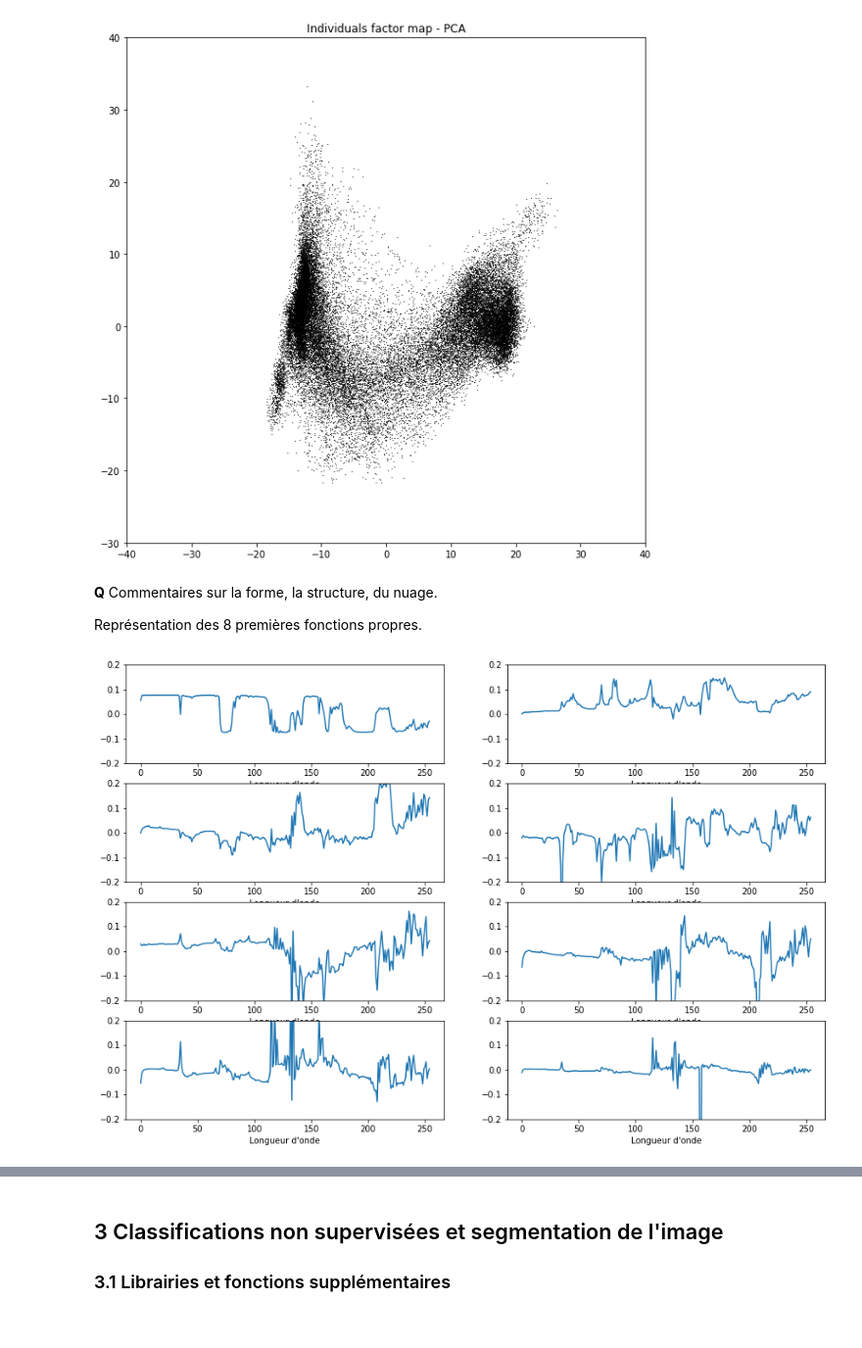
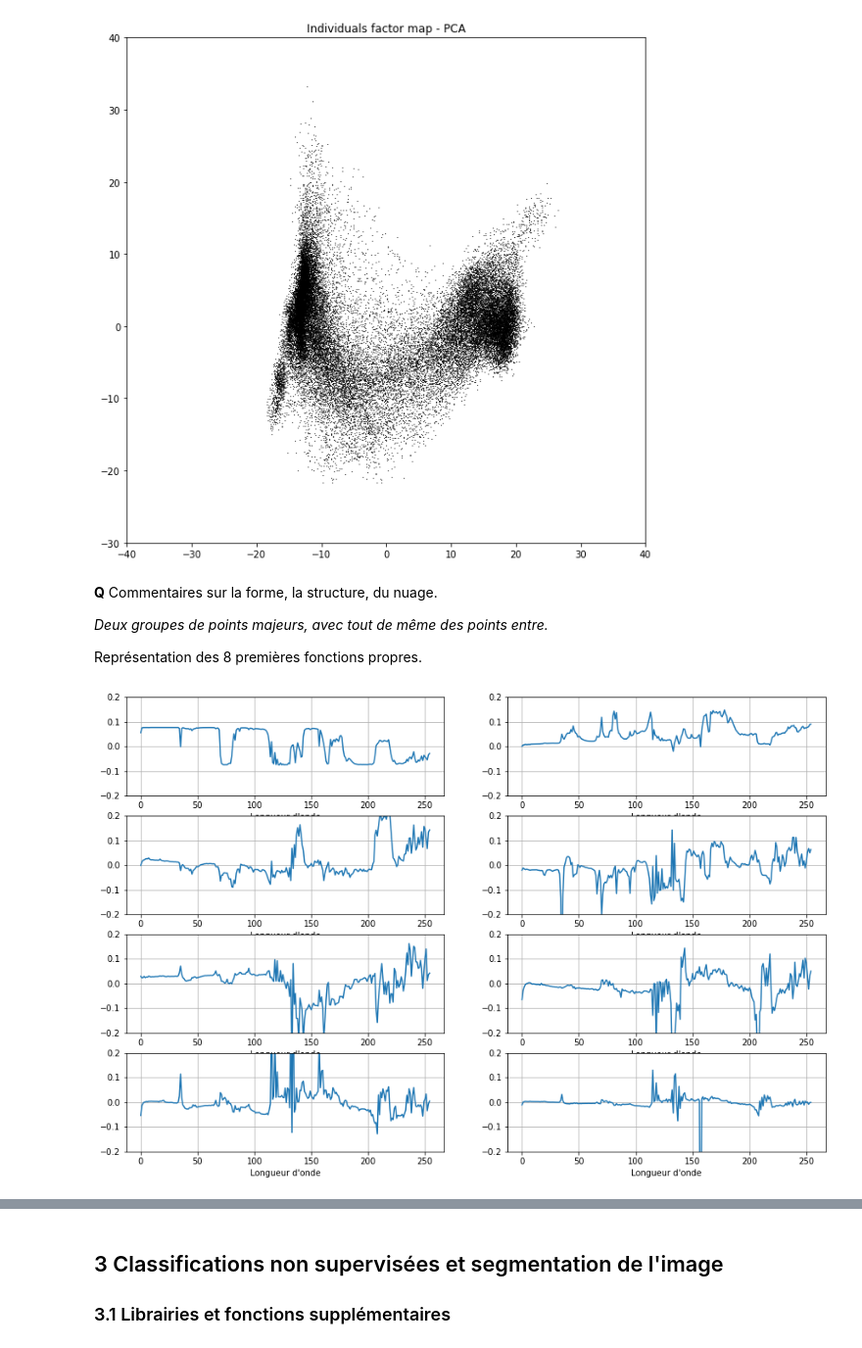
Before and after one commit to quentinthuet/buildings_energy_consumption, a Jupyter notebook: TP/mars/ML-Tutorial-Mars.ipynb, the cells around one changed output, grey strips where cells are left out. Shown at 98% size. Saved outputs shown, nothing was run; the diff lists cells and outputs as text; code cells hidden in the pictures.

```diff
--- a/TP/mars/ML-Tutorial-Mars.ipynb
+++ b/TP/mars/ML-Tutorial-Mars.ipynb
@@ -162,8 +162,9 @@ plt.show()
 
 Représentation des variables / longueurs d'onde
 # %%
-coord1 = pcaR.components_[0] * np.sqrt(pcaR.explained_variance_[0])
-coord2 = pcaR.components_[1] * np.sqrt(pcaR.explained_variance_[1])
+axes = [0,1]
+coord1 = pcaR.components_[axes[0]] * np.sqrt(pcaR.explained_variance_[axes[0]])
+coord2 = pcaR.components_[axes[1]] * np.sqrt(pcaR.explained_variance_[axes[1]])
 fig = plt.figure(figsize = (10, 10))
 ax = fig.add_subplot(1, 1, 1)
 for i, j, nom in zip(coord1, coord2, marsR.columns):
@@ -174,5 +175,7 @@ plt.axis((-1, 1, -1, 1))
 c = plt.Circle((0, 0), radius = 1, color = 'b', fill = False)
 ax.add_patch(c)
 plt.title('Variables factor map - PCA')
+plt.xlabel('Axe '+str(axes[0]+1))
+plt.ylabel('Axe '+str(axes[1]+1))
 plt.show()
 # %% [output]
@@ -195,16 +206,19 @@ plt.show()
 # %% [markdown]
 **Q** Commentaires sur la forme, la structure, du nuage.
 
+*Deux groupes de points majeurs, avec tout de même des points entre.*
+
 Représentation des 8 premières fonctions propres.
 # %%
 fig = plt.figure(1, figsize = (15, 10))
 x = np.linspace(0, 254, 255)
 for i in range(0, 8):
-   fig.add_subplot(4, 2, i+1)
-   plt.ylim((-0.2, 0.2))
-   plt.plot(x,pcaR.components_[i])
-   plt.xlabel("Longueur d'onde")
+    fig.add_subplot(4, 2, i+1)
+    plt.ylim((-0.2, 0.2))
+    plt.plot(x,pcaR.components_[i])
+    plt.grid()
+    plt.xlabel("Longueur d'onde")
 plt.show()
 # %% [output]
-[figure, old version]
+[figure, new version]
 # %% [markdown]
```
Also changed, not shown: parts of 8 cells of this notebook.
